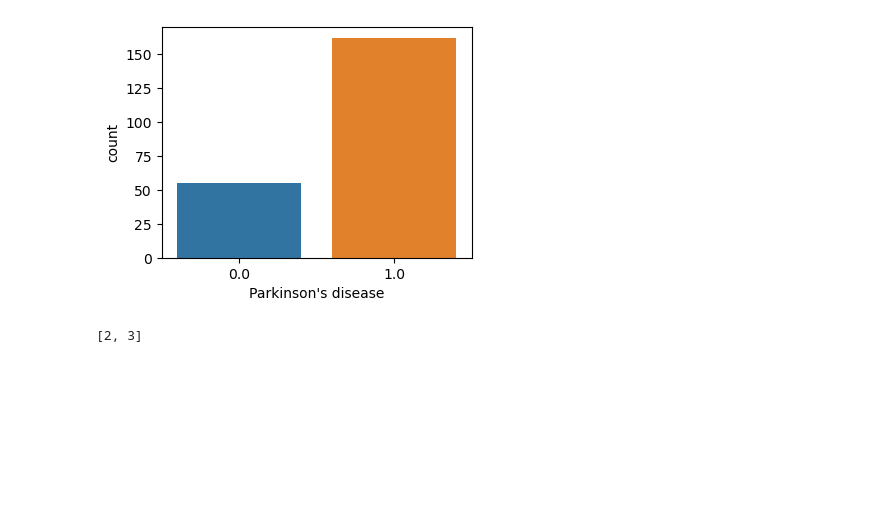
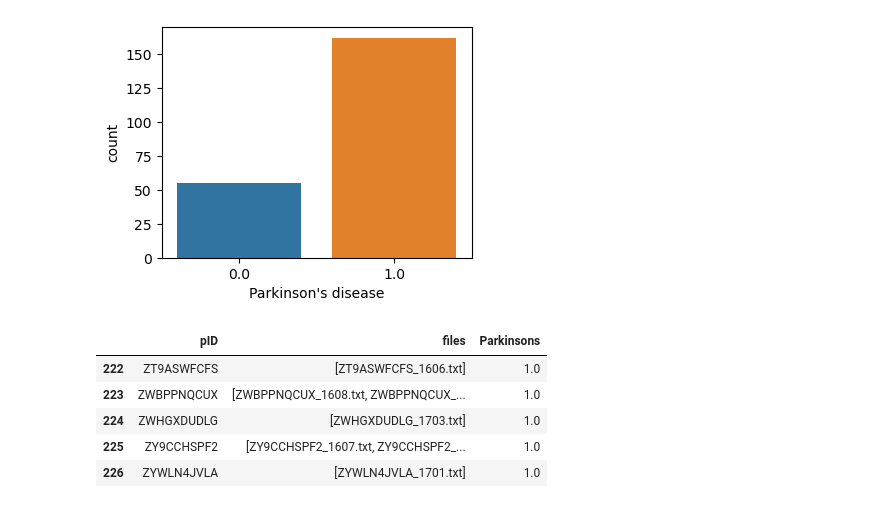
Before and after one commit to HannaKatarzyna/monKEY_app, a Jupyter notebook: preprocessing.ipynb, the cells around one changed output. Drawn from its saved outputs; the diff is of its cells as text; code cells hidden in the pictures; blank space fills up the shorter version.

```diff
--- a/preprocessing.ipynb
+++ b/preprocessing.ipynb
@@ -187,13 +163,22 @@ weighted avg       0.79      0.77      0.77        35
 ## Read data - (2. dataset TAPPY)
 # %%
 class tappyDataset:
-    def __init__(self, path1, path2):
+
+    def __init__(self, path1, path2, opt=1):
 
         # load data
         self.files_list1 = os.listdir(path1)
         self.files_list2 = os.listdir(path2)
         users = [el.split("_")[1].split(".")[0] for el in self.files_list1]
         df = pd.DataFrame(data=users, columns=['pID'])
+
+        if opt == 1:
+            with open('reports_23_08.txt', 'r') as f:
+                lsID = f.readlines()
+            lsID = '|'.join(lsID)
+            clean_lsID = lsID.replace('\n', '')
+            df.drop(df[df['pID'].str.contains(clean_lsID)].index, inplace=True)
+            df.reset_index(inplace=True)
 
         for i, el in enumerate(df['pID']):
             temp = [x for x in self.files_list2 if x.startswith(el)]
@@ -215,6 +200,7 @@ class tappyDataset:
         self.train_ground_truth = None
         self.test_ground_truth = None
         self.features = None
+        self.ground_truth = self.user_info['Parkinsons'].to_numpy()
         self.flag_fatal = []
 
     def show_stats(self):
@@ -226,6 +212,7 @@ class tappyDataset:
         sns.countplot(x='Parkinsons', data=self.user_info)
         plt.xlabel('Parkinson\'s disease')
 
+    # TO DO:
     @staticmethod
     def load_record(filename):
         df = pd.read_csv(filename, delimiter="\t", index_col=False, header=None, names=[
@@ -296,15 +283,11 @@ class tappyDataset:
         if feature_extract == 2:
             va_HT, warn_flag = feature_extract_method_2(
                 df_ID, dynamic_feature='holdTime', time_feature='timeLapse', assumed_length=360, window_time=20)
-            # if rate >= 0.5:
-            #     flag_fatal[0] += 1
-            #     flag_fatal[1] += row['Parkinsons']
             va_NFT, warn_flag = feature_extract_method_2(
                 df_ID, dynamic_feature='flightTime', time_feature='timeLapse', assumed_length=360, window_time=20, normalize_option=True)
         return va_HT, va_NFT, warn_flag
 
     def prepare_dataset(self, path, feature_extract=2):
-
 
         if feature_extract == 2:
             n_features = 22
@@ -314,7 +297,7 @@ class tappyDataset:
         self.features = np.zeros([len(self.user_info), n_features])
 
         for i, row in self.user_info.reset_index(inplace=False).iterrows():
-        # for i, row in self.user_info.iterrows():
+            # for i, row in self.user_info.iterrows():
             # for i, row in self.train_df.reset_index(inplace=False).iterrows():
             # .iloc[45:]
             # DO NOT iterate: https://stackoverflow.com/questions/16476924/how-to-iterate-over-rows-in-a-dataframe-in-pandas
@@ -341,11 +324,11 @@ class tappyDataset:
                     print(
                         'Only 1 file is available! - record not useful, with gt: ', row['Parkinsons'])
                     self.flag_fatal.append(i)
-                    with open('reports.txt', 'a') as log_file:
+                    with open('reports_09_09.txt', 'a') as log_file:
                         log_file.writelines(row['pID'] + '\n')
 
-        # shuffle + random_state
-        self.trainset, self.testset, self.train_ground_truth, self.test_ground_truth = train_test_split(
-            self.features, self.user_info['Parkinsons'].to_numpy(), test_size=0.3, shuffle=True, random_state=42)
+        X_resampl, y_resampl = sampling_imbalanced_data(
+            self.features, self.user_info['Parkinsons'].to_numpy(), opt='under')
 
-        print('flag_fatal: ', self.flag_fatal)
+        # print('flag_fatal: ', self.flag_fatal)
+        print('     SUCCESS!!!')
@@ -353,16 +339,21 @@ class tappyDataset:
 directory_path1 = 'D:/studia_mgrEIM/master_diploma/data/tappy-keystroke-data-1.0.0/Archived_users/'
 directory_path2 = 'D:/studia_mgrEIM/master_diploma/data/tappy-keystroke-data-1.0.0/Tappy_Data/'
 
-data2 = tappyDataset(directory_path1, directory_path2)
+data2 = tappyDataset(directory_path1, directory_path2, opt=0)
 data2.show_stats()
 # %% [output]
 Patients with PD:  162
 Patients without PD:  55
 [figure]
-# %%
-data2.flag_fatal
-# %% [output]
-[2, 3]
+# %%
+data2.user_info.tail()
+# %% [output]
+|  | pID | files | Parkinsons |
+| 222 | ZT9ASWFCFS | [ZT9ASWFCFS_1606.txt] | 1.0 |
+| 223 | ZWBPPNQCUX | [ZWBPPNQCUX_1608.txt, ZWBPPNQCUX_... | 1.0 |
+| 224 | ZWHGXDUDLG | [ZWHGXDUDLG_1703.txt] | 1.0 |
+| 225 | ZY9CCHSPF2 | [ZY9CCHSPF2_1607.txt, ZY9CCHSPF2_... | 1.0 |
+| 226 | ZYWLN4JVLA | [ZYWLN4JVLA_1701.txt] | 1.0 |
 # %%
 data2.prepare_dataset(directory_path2, feature_extract=2)
 # print(data2.trainset.shape)
```
Also changed, not shown: parts of 25 cells of this notebook, 1 other file.
